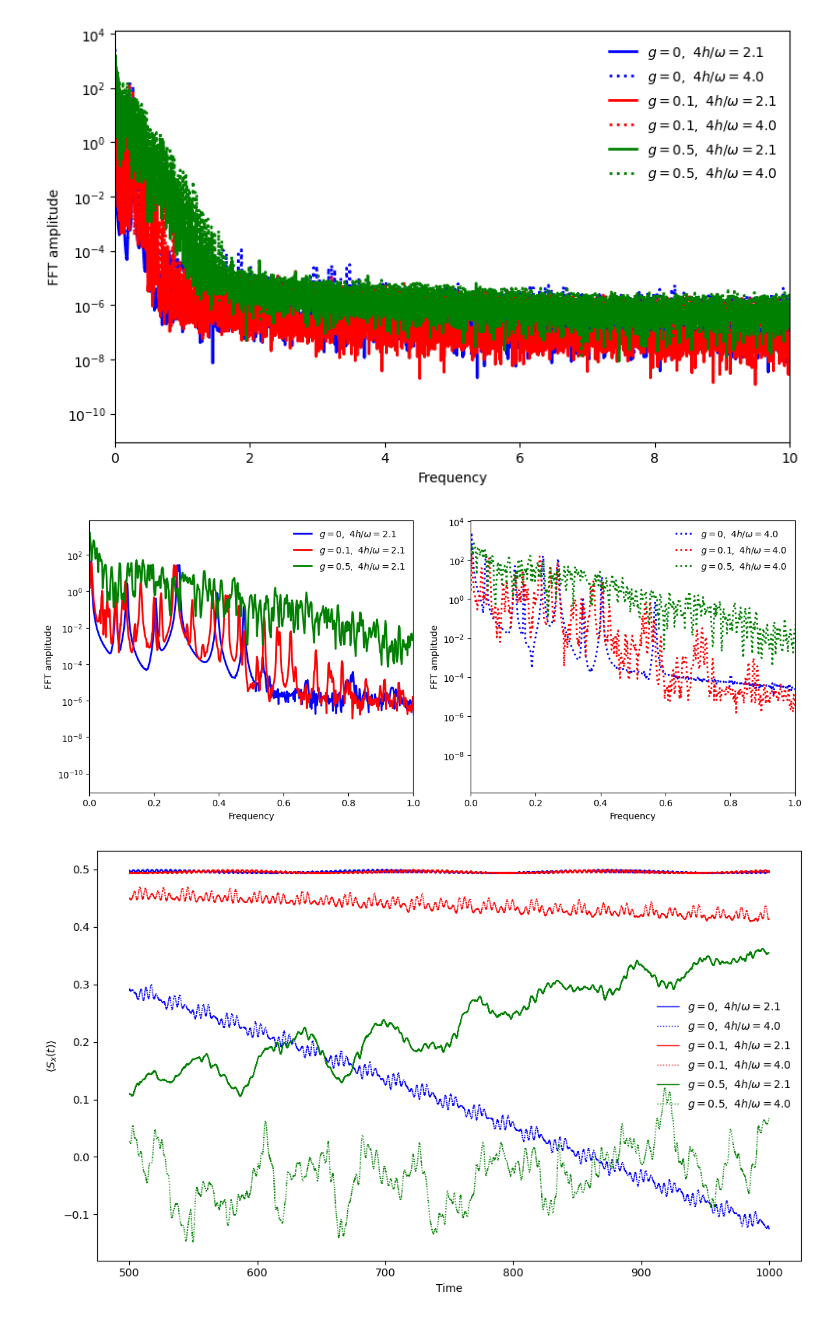
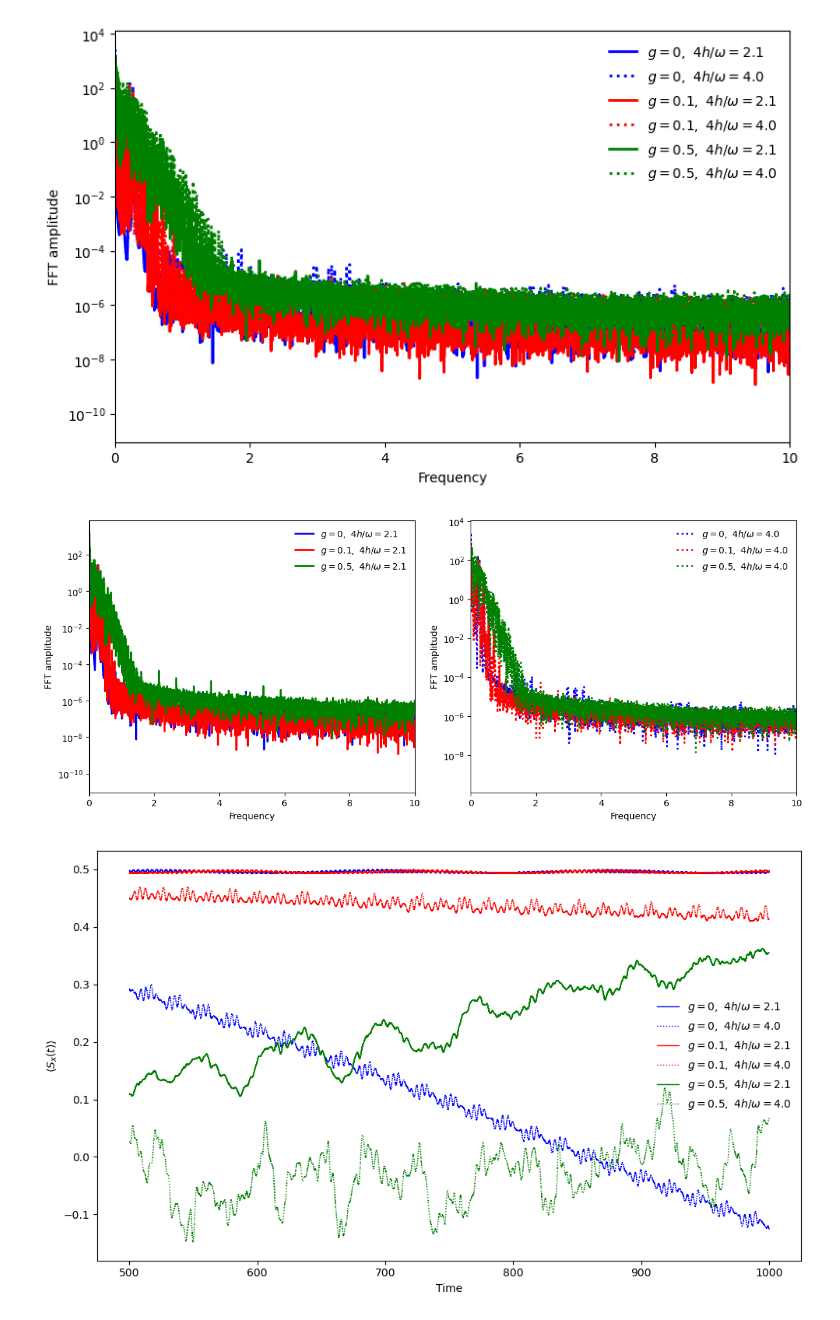
Before and after one commit to soumyadl/DMBL-Engine, a Jupyter notebook: Codes/LMG_Modified.ipynb, the cells around one changed output. Cells and saved outputs as stored; diff of their text form; code cells hidden in the pictures.

```diff
--- a/Codes/LMG_Modified.ipynb
+++ b/Codes/LMG_Modified.ipynb
@@ -376,35 +375,35 @@ for g, c in zip(gvals, colors):
          signal = signal[-100000:]
 
          signal = signal - np.mean(signal)
 
          window = np.hanning(len(signal))
 
          signal = signal * window
 
          fft_signal = np.abs(np.fft.rfft(signal))
 
          freq = np.fft.rfftfreq(len(signal),d=dt)
 
          x = 4 * h / omega
          ax.plot(freq, fft_signal, color=c, linestyle=s, linewidth=2, label=rf'$g={g},\ 4h/\omega={x:.1f}$')
 
-         ax.set_xlim(0,1)
+         ax.set_xlim(0,10)
 
          ax.set_xlabel('Frequency')
 
          ax.set_ylabel('FFT amplitude')
 
          ax.set_yscale('log')
 
          ax.legend(frameon=False)
 
 plt.tight_layout()
 
 #plt.savefig(f'FFT_N_{N}_nph_{n_ph}_omega_{omega}.png', dpi=300, bbox_inches='tight')
 
 plt.show()
 # %% [output]
-[figure, old version]
+[figure, new version]
 # %%
 import numpy as np
 import matplotlib.pyplot as plt
```
Also changed, not shown: parts of 19 cells of this notebook.
